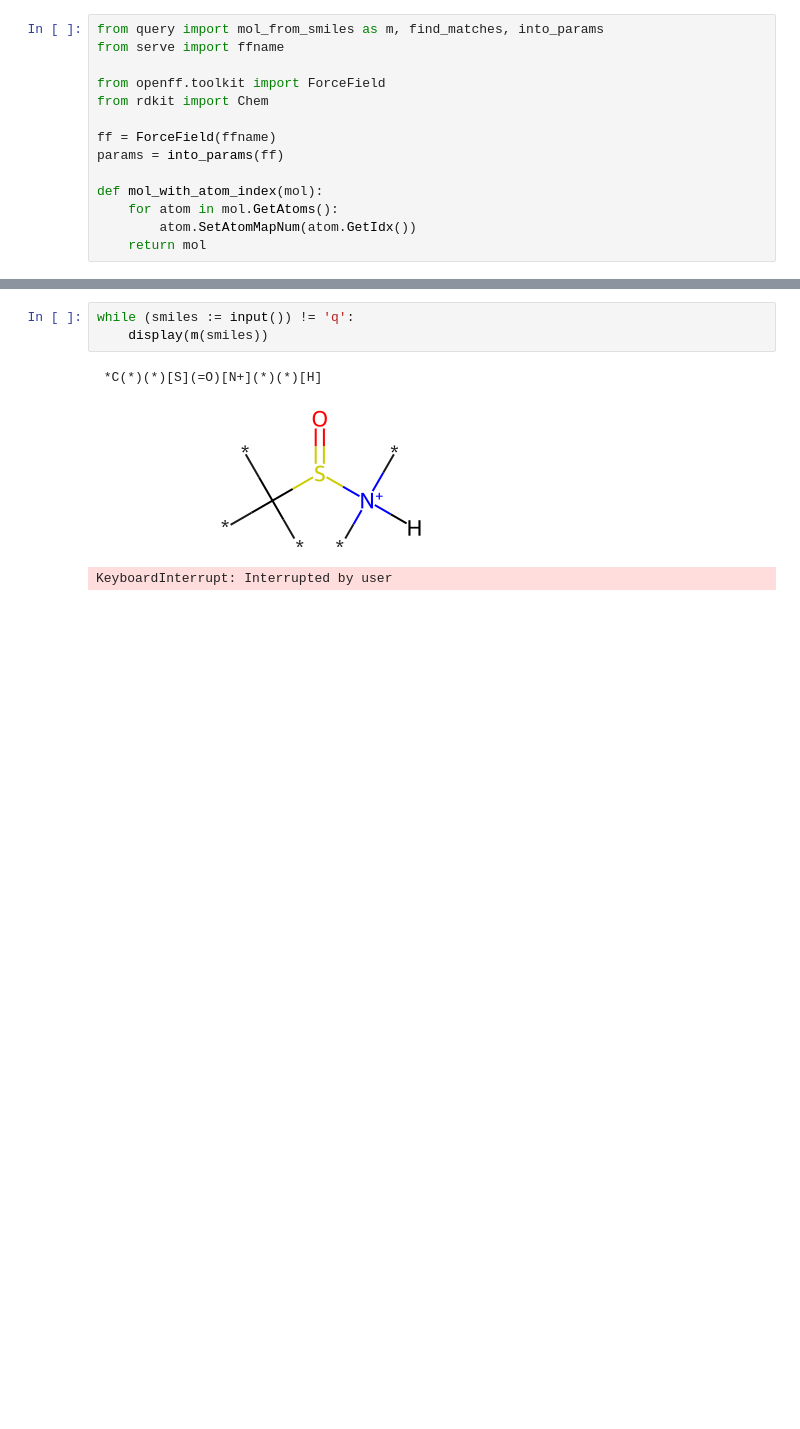
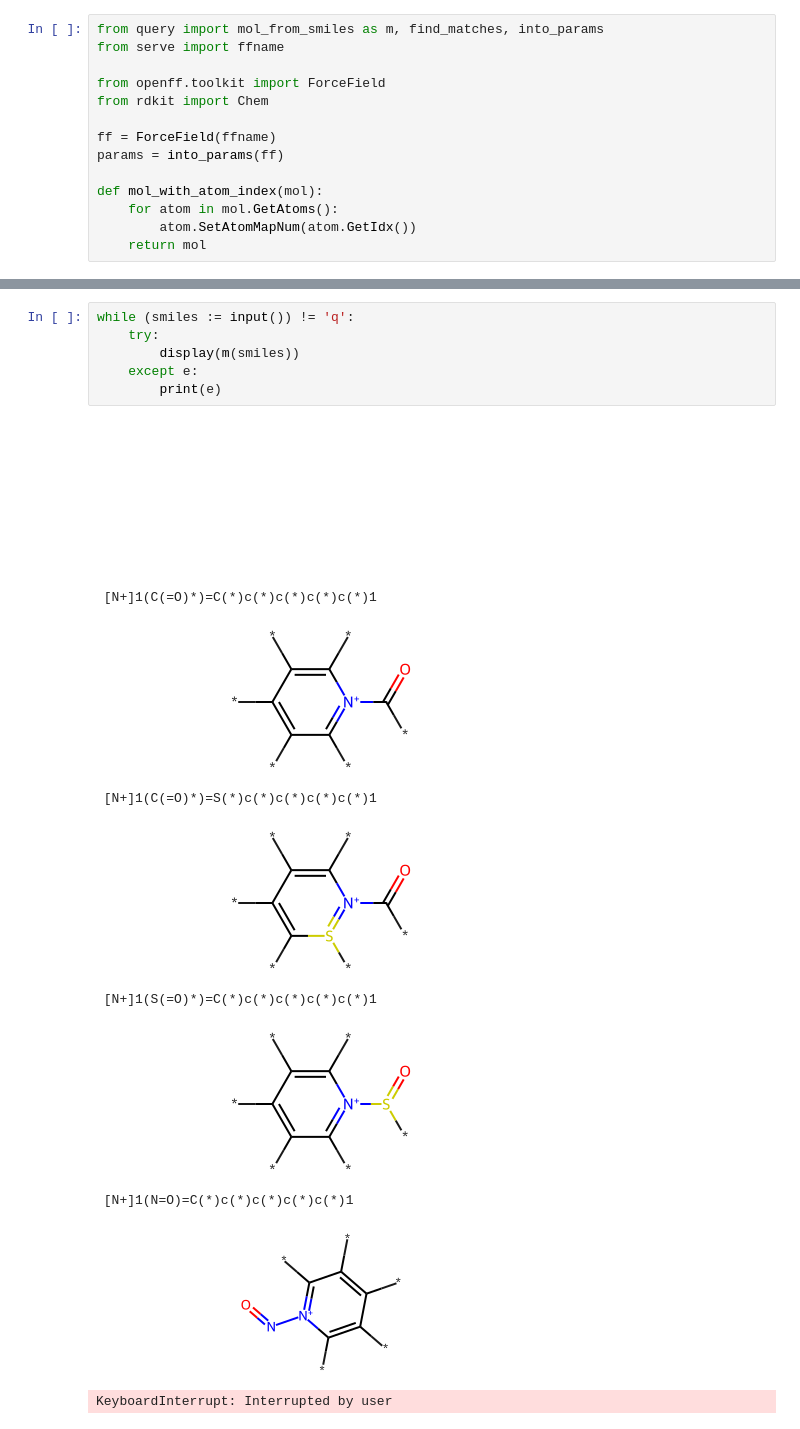
Before and after one commit to ntBre/valence-fitting, a Jupyter notebook: 02_curate-data/frag/check_smiles.ipynb, the cells around one changed output, grey strips where cells are left out. Cells and saved outputs as stored; diff of their text form; blank space fills up the shorter version.

Commit message:
more smiles

```diff
--- a/02_curate-data/frag/check_smiles.ipynb
+++ b/02_curate-data/frag/check_smiles.ipynb
@@ -31,7 +37,17 @@ all checks passed
 # %%
 while (smiles := input()) != 'q':
-    display(m(smiles))
+    try:
+        display(m(smiles))
+    except e:
+        print(e)
 # %% [output]
+[figure, new version]
- *C(*)(*)[S](=O)[N+](*)(*)[H]
+ [N+]1(C(=O)*)=C(*)c(*)c(*)c(*)c(*)1
-[figure, old version]
+[figure, added]
-KeyboardInterrupt: Interrupted by user
+ [N+]1(C(=O)*)=S(*)c(*)c(*)c(*)c(*)1
+[figure, added]
+ [N+]1(S(=O)*)=C(*)c(*)c(*)c(*)c(*)1
+[figure, added]
+ [N+]1(N=O)=C(*)c(*)c(*)c(*)c(*)1
+[figure, added]
+KeyboardInterrupt: Interrupted by user
```
Also changed, not shown: parts of 2 cells of this notebook, 1 other file.
